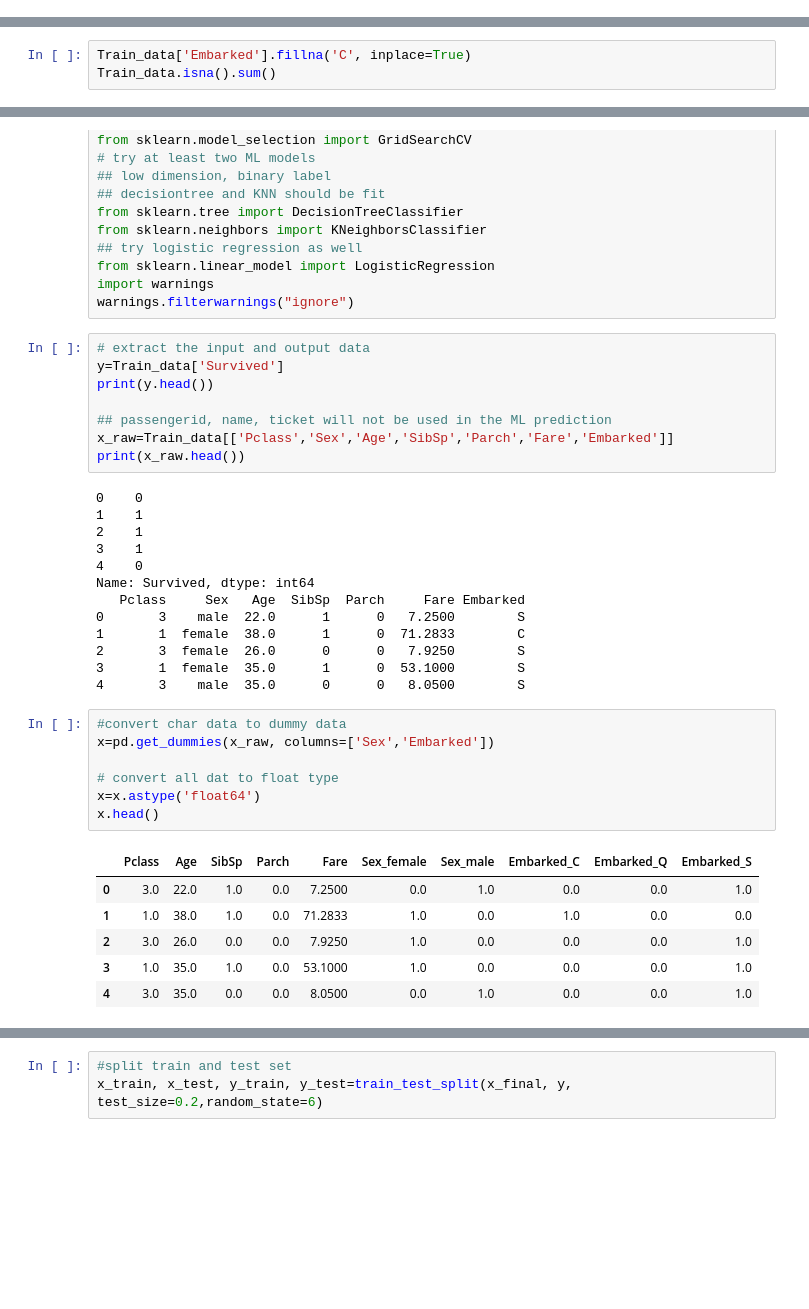
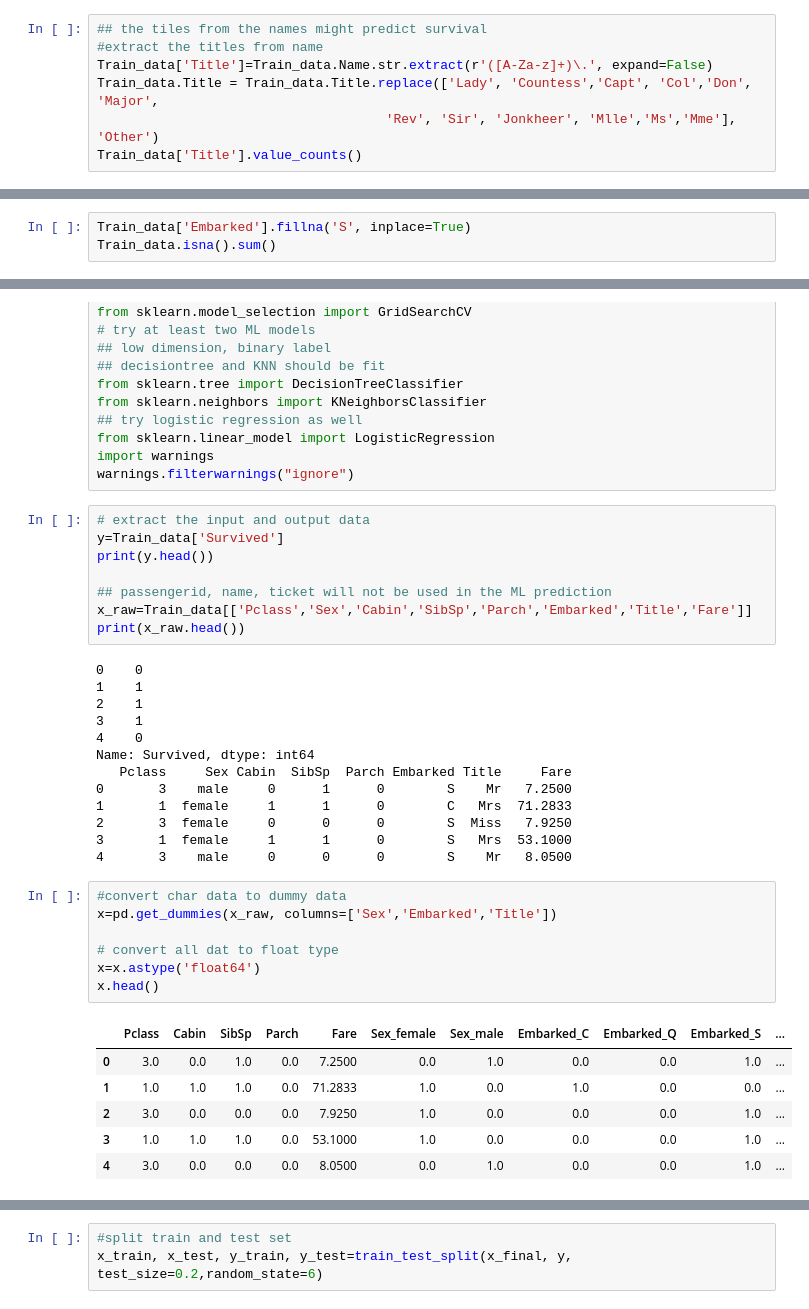
Before and after one commit to Shijun666/Kaggle_competition_Titanic, a Jupyter notebook: titanic-competition-sj-1.ipynb, the cells around one changed output, grey strips where cells are left out. Cells and saved outputs as stored; diff of their text form; blank space fills up the shorter version.

```diff
--- a/titanic-competition-sj-1.ipynb
+++ b/titanic-competition-sj-1.ipynb
@@ -129,0 +132,7 @@ Name: count, dtype: int64
+# %%
+## the tiles from the names might predict survival
+#extract the titles from name
+Train_data['Title']=Train_data.Name.str.extract(r'([A-Za-z]+)\.', expand=False)
+Train_data.Title = Train_data.Title.replace(['Lady', 'Countess','Capt', 'Col','Don', 'Major',
+                                     'Rev', 'Sir', 'Jonkheer', 'Mlle','Ms','Mme'], 'Other')
+Train_data['Title'].value_counts()
@@ -375,7 +395,7 @@ Train_data[Train_data['Embarked'].isna()]
 | 61 | 62 | 1 | 1 | Icard, Miss. Amelie | female | 38.0 | 0 | 0 | 113572 | 80.0 | ... |
 | 829 | 830 | 1 | 1 | Stone, Mrs. George Nelson (Martha... | female | 62.0 | 0 | 0 | 113572 | 80.0 | ... |
 # %%
-Train_data['Embarked'].fillna('C', inplace=True)
+Train_data['Embarked'].fillna('S', inplace=True)
 Train_data.isna().sum()
 # %% [output]
 The behavior will change in pandas 3.0. This inplace method will never work because the intermediate object on which we are setting values always behaves as a copy.
@@ -530,7 +582,7 @@ y=Train_data['Survived']
 print(y.head())
 
 ## passengerid, name, ticket will not be used in the ML prediction
-x_raw=Train_data[['Pclass','Sex','Age','SibSp','Parch','Fare','Embarked']]
+x_raw=Train_data[['Pclass','Sex','Cabin','SibSp','Parch','Embarked','Title','Fare']]
 print(x_raw.head())
 # %% [output]
 0    0
@@ -539,26 +591,26 @@ print(x_raw.head())
 3    1
 4    0
 Name: Survived, dtype: int64
-   Pclass     Sex   Age  SibSp  Parch     Fare Embarked
-0       3    male  22.0      1      0   7.2500        S
-1       1  female  38.0      1      0  71.2833        C
-2       3  female  26.0      0      0   7.9250        S
-3       1  female  35.0      1      0  53.1000        S
-4       3    male  35.0      0      0   8.0500        S
+   Pclass     Sex Cabin  SibSp  Parch Embarked Title     Fare
+0       3    male     0      1      0        S    Mr   7.2500
+1       1  female     1      1      0        C   Mrs  71.2833
+2       3  female     0      0      0        S  Miss   7.9250
+3       1  female     1      1      0        S   Mrs  53.1000
+4       3    male     0      0      0        S    Mr   8.0500
 # %%
 #convert char data to dummy data
-x=pd.get_dummies(x_raw, columns=['Sex','Embarked'])
+x=pd.get_dummies(x_raw, columns=['Sex','Embarked','Title'])
 
 # convert all dat to float type
 x=x.astype('float64')
 x.head()
 # %% [output]
-|  | Pclass | Age | SibSp | Parch | Fare | Sex_female | Sex_male | Embarked_C | Embarked_Q | Embarked_S |
-| 0 | 3.0 | 22.0 | 1.0 | 0.0 | 7.2500 | 0.0 | 1.0 | 0.0 | 0.0 | 1.0 |
-| 1 | 1.0 | 38.0 | 1.0 | 0.0 | 71.2833 | 1.0 | 0.0 | 1.0 | 0.0 | 0.0 |
-| 2 | 3.0 | 26.0 | 0.0 | 0.0 | 7.9250 | 1.0 | 0.0 | 0.0 | 0.0 | 1.0 |
-| 3 | 1.0 | 35.0 | 1.0 | 0.0 | 53.1000 | 1.0 | 0.0 | 0.0 | 0.0 | 1.0 |
-| 4 | 3.0 | 35.0 | 0.0 | 0.0 | 8.0500 | 0.0 | 1.0 | 0.0 | 0.0 | 1.0 |
+|  | Pclass | Cabin | SibSp | Parch | Fare | Sex_female | Sex_male | Embarked_C | Embarked_Q | Embarked_S | ... |
+| 0 | 3.0 | 0.0 | 1.0 | 0.0 | 7.2500 | 0.0 | 1.0 | 0.0 | 0.0 | 1.0 | ... |
+| 1 | 1.0 | 1.0 | 1.0 | 0.0 | 71.2833 | 1.0 | 0.0 | 1.0 | 0.0 | 0.0 | ... |
+| 2 | 3.0 | 0.0 | 0.0 | 0.0 | 7.9250 | 1.0 | 0.0 | 0.0 | 0.0 | 1.0 | ... |
+| 3 | 1.0 | 1.0 | 1.0 | 0.0 | 53.1000 | 1.0 | 0.0 | 0.0 | 0.0 | 1.0 | ... |
+| 4 | 3.0 | 0.0 | 0.0 | 0.0 | 8.0500 | 0.0 | 1.0 | 0.0 | 0.0 | 1.0 | ... |
 # %%
 # scale the data
 transform = preprocessing.StandardScaler()
```
Also changed, not shown: parts of 34 cells of this notebook.
